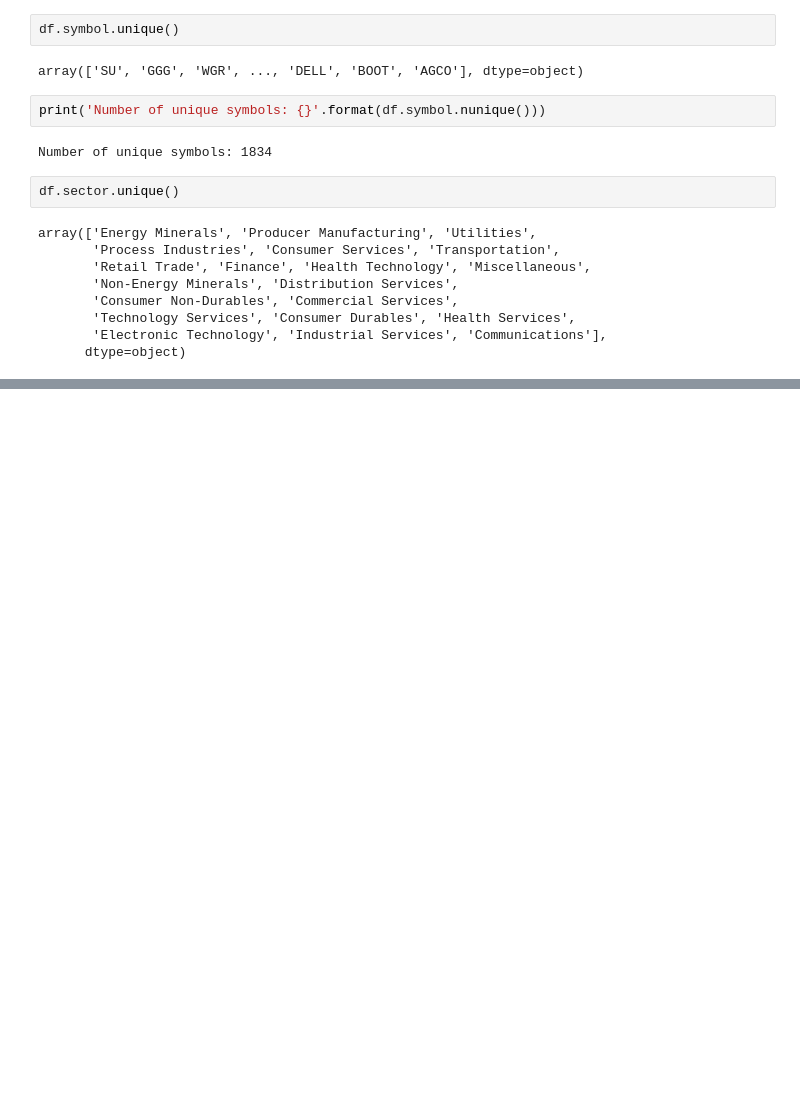
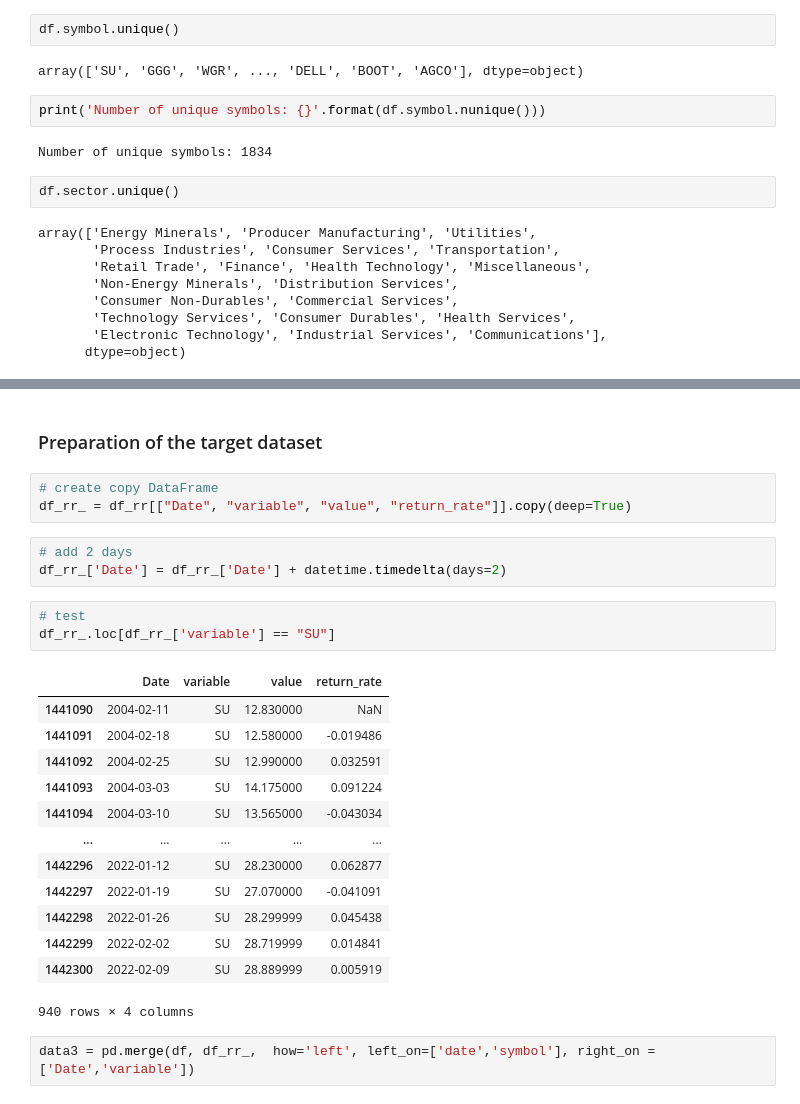
Before and after one commit to Agablue-red/MLClass, a Jupyter notebook: code/data_preparation.ipynb, the cells around one changed output, grey strips where cells are left out. Drawn from its saved outputs; the diff is of its cells as text; blank space fills up the shorter version.

```diff
--- a/code/data_preparation.ipynb
+++ b/code/data_preparation.ipynb
@@ -268,0 +309,27 @@ dataset = data4.dropna(axis = 0, how ='any')
+# %% [markdown]
+### Preparation of the target dataset
+# %%
+# create copy DataFrame
+df_rr_ = df_rr[["Date", "variable", "value", "return_rate"]].copy(deep=True)
+# %%
+# add 2 days
+df_rr_['Date'] = df_rr_['Date'] + datetime.timedelta(days=2)
+# %%
+# test
+df_rr_.loc[df_rr_['variable'] == "SU"]
+# %% [output]
+|  | Date | variable | value | return_rate |
+| 1441090 | 2004-02-11 | SU | 12.830000 | NaN |
+| 1441091 | 2004-02-18 | SU | 12.580000 | -0.019486 |
+| 1441092 | 2004-02-25 | SU | 12.990000 | 0.032591 |
+| 1441093 | 2004-03-03 | SU | 14.175000 | 0.091224 |
+| 1441094 | 2004-03-10 | SU | 13.565000 | -0.043034 |
+| ... | ... | ... | ... | ... |
+| 1442296 | 2022-01-12 | SU | 28.230000 | 0.062877 |
+| 1442297 | 2022-01-19 | SU | 27.070000 | -0.041091 |
+| 1442298 | 2022-01-26 | SU | 28.299999 | 0.045438 |
+| 1442299 | 2022-02-02 | SU | 28.719999 | 0.014841 |
+| 1442300 | 2022-02-09 | SU | 28.889999 | 0.005919 |
+940 rows × 4 columns
+# %%
+data3 = pd.merge(df, df_rr_,  how='left', left_on=['date','symbol'], right_on = ['Date','variable'])
```
Also changed, not shown: parts of 69 cells of this notebook.
